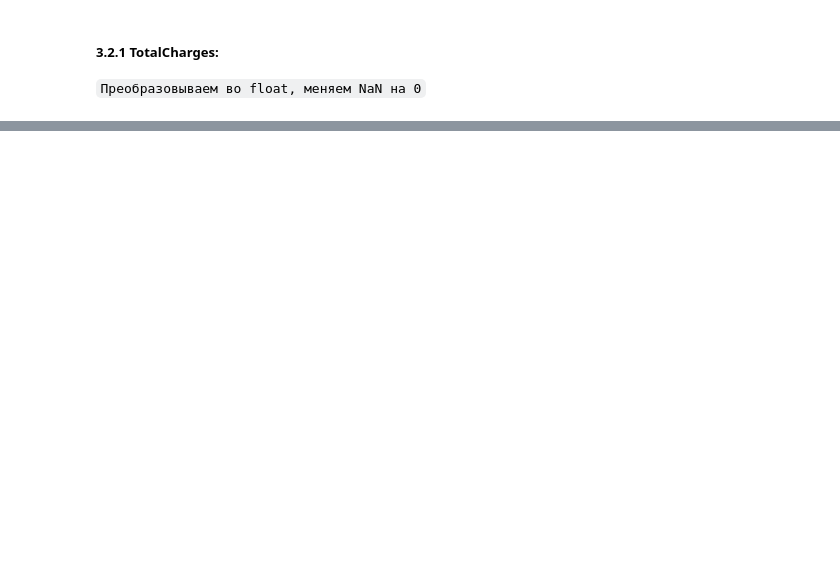
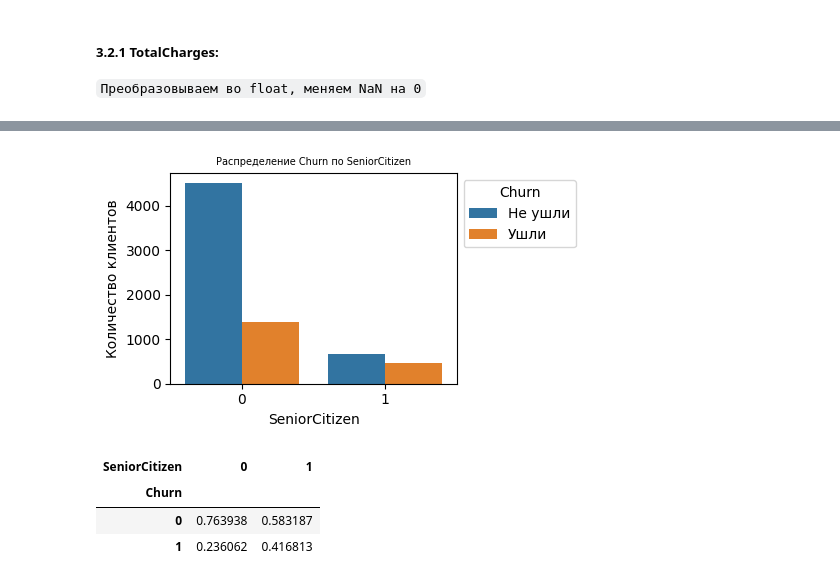
Before and after one commit to yo1oo0/portfolio, a Jupyter notebook: DataAnalysis/TelcoCustomerChurn/LogRegTelecomChurn.ipynb, the cells around one changed output, grey strips where cells are left out. Saved outputs shown, nothing was run; the diff lists cells and outputs as text; code cells hidden in the pictures; blank space fills up the shorter version.

```diff
--- a/DataAnalysis/TelcoCustomerChurn/LogRegTelecomChurn.ipynb
+++ b/DataAnalysis/TelcoCustomerChurn/LogRegTelecomChurn.ipynb
@@ -94,0 +255,11 @@ Name: count, dtype: int64
+# %%
+plot_crosstab('SeniorCitizen')
+pd.crosstab(source_df['Churn'], source_df['SeniorCitizen'], normalize='columns')
+# 1 Молодых больше в датасете
+# 2 В возрасте сколнны чаще уходить
+# %% [output]
+[figure, added]
+| SeniorCitizen | 0 | 1 |
+| Churn |  |  |
+| 0 | 0.763938 | 0.583187 |
+| 1 | 0.236062 | 0.416813 |
```
Also changed, not shown: parts of 58 cells of this notebook.
